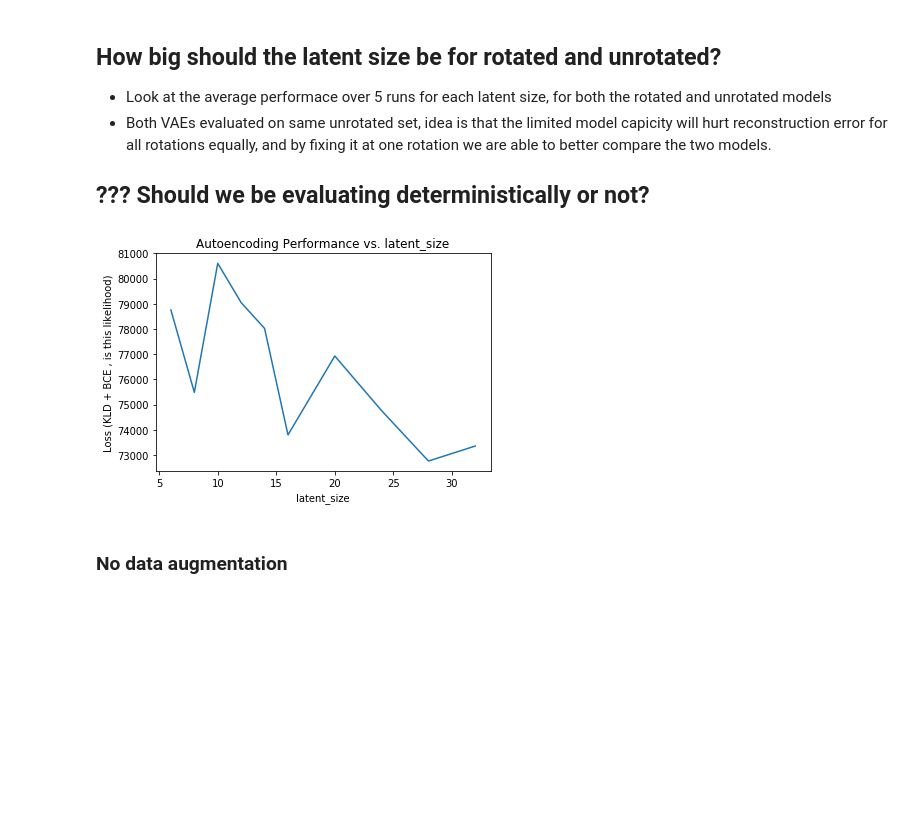
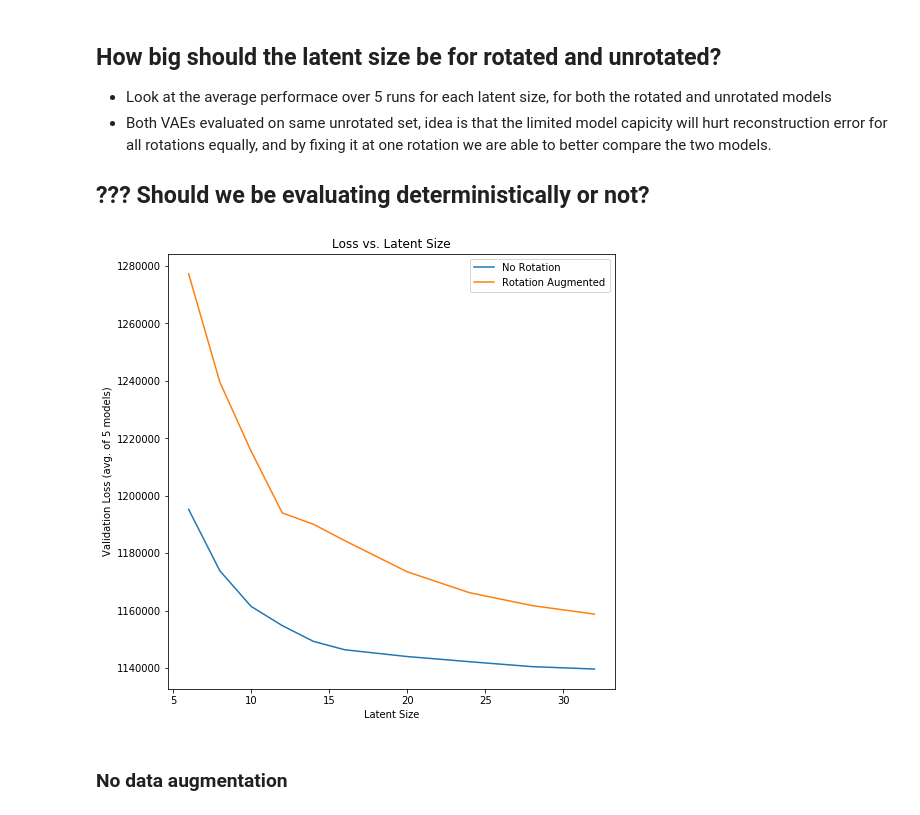
Before and after one commit to renebidart/affine-variational-autoencoder, a Jupyter notebook: notebooks/eval_autoencoder.ipynb, the cells around one changed output. Cells and saved outputs as stored; diff of their text form; code cells hidden in the pictures; blank space fills up the shorter version.

```diff
--- a/notebooks/eval_autoencoder.ipynb
+++ b/notebooks/eval_autoencoder.ipynb
@@ -62,7 +62,9 @@ import model.model as module_arch
 import data_loader.data_loaders as module_data
 import model.loss as module_loss
 import model.metric as module_metric
-device = torch.device("cuda:1")
+from model.model import AffineVAE
+
+device = torch.device("cuda:0")
 
 from data_loader.data_loaders import make_generators_MNIST, make_generators_MNIST_CTRNFS
 # %%
@@ -291,7 +295,9 @@ torch.Size([1, 1, 40, 40])
 * Test the performance on rotated samples
 * Model was not trained with rotation
 # %%
-config_loc = '/media/rene/data/equivariance/mnist_tmp/0125_234629'
+# config_loc = '/media/rene/data/equivariance/mnist_tmp/0125_234629'
+config_loc = '/media/rene/data/equivariance/mnist/vae_mnist_L16/0129_230250'
+
 model, data_loader, valid_data_loader, loss_fn, metric_fns, config = get_model_loaders_config(config_loc, old_gpu='cuda:1', new_gpu='cuda:1')
 
 
@@ -308,10 +314,12 @@ for rotation in range(0, 180, 15):
     log['rotation'] = rotation
     results = results.append(log, ignore_index=True)
 
-fig, ax = plt.subplots()
+fig, ax = plt.subplots(figsize=(8,8))
 ax.plot(results['rotation'], results['loss'])
 
-ax.set(xlabel='Rotation (degrees)', ylabel='Loss (KLD + BCE , is this likelihood)',
-       title='Autoencoding Performance vs. Rotation')
+ax.set(xlabel='Rotation (degrees)', ylabel='VAE Loss')
+#        title='VAE Loss vs. Rotation')
+
+plt.savefig('/media/rene/code/equivariance/imgs/vae_loss_rotation.png', bbox_inches='tight')
 plt.show()
 # %% [output]
@@ -325,41 +386,60 @@ plt.show()
 # %%
 files_dict_loc = '/media/rene/data/MNIST/files_dict.pkl'
 with open(files_dict_loc, 'rb') as f:
     files_df = pickle.load(f)['val']
 # this is the standard dataloader returning unaugmented unnormalized mnist 28x28
-data_loaders = make_generators_MNIST_CTRNFS(files_dict_loc, batch_size=128, num_workers=4,
-                                            return_size=28, fixed_rotation=None, normalize=False)
+data_loaders = make_generators_MNIST_CTRNFS(files_dict_loc, batch_size=2048, num_workers=4,
+                                            return_size=28, rotation_range=None, normalize=False)
 
 latent_list = [32, 28, 24, 20, 16, 14, 12, 10, 8, 6]
 results = pd.DataFrame()
 
+log = {}
 for i, latent_size in enumerate(latent_list):
     loc = '/media/rene/data/equivariance/mnist/vae_mnist_L' + str(latent_size)
     tmp_loss_list = []
     for file_path in list(Path(loc).glob('**/*config.json')):
         # get the model (ignore this dataloader, always use same one)
         config_loc = file_path.parent
         model, __data_loader, __valid_data_loader, loss_fn, metric_fns, config = get_model_loaders_config(config_loc, old_gpu='cuda:1', new_gpu='cuda:1')
         tmp_log = get_vae_MNIST_perf(model, data_loaders['val'], loss_fn, metric_fns, device,
                                      fixed_rotation=None, return_size=40)
         tmp_loss_list.append(tmp_log['loss'])
 
     log['latent_size'] = latent_size
     log['loss'] = np.mean(tmp_loss_list)
     results = results.append(log, ignore_index=True)
 
+# Rotation augmneted
+results_rot = pd.DataFrame()
+log = {}
+for i, latent_size in enumerate(latent_list):
+    loc = '/media/rene/data/equivariance/mnist/vae_mnist_L' + str(latent_size) +'_rotate'
+    tmp_loss_list = []
+    for file_path in list(Path(loc).glob('**/*config.json')):
+        # get the model (ignore this dataloader, always use same one)
+        config_loc = file_path.parent
+        model, __data_loader, __valid_data_loader, loss_fn, metric_fns, config = get_model_loaders_config(config_loc, old_gpu='cuda:1', new_gpu='cuda:1')
+        tmp_log = get_vae_MNIST_perf(model, data_loaders['val'], loss_fn, metric_fns, device,
+                                     fixed_rotation=None, return_size=40)
+        tmp_loss_list.append(tmp_log['loss'])
 
-### !!! ??? ADD IN EXACT SAME THING FOR THE ROTATED DATASET AND PUT IN THE PLOT AS ANOTHER LINESS
+    log['latent_size'] = latent_size
+    log['loss'] = np.mean(tmp_loss_list)
+    results_rot = results_rot.append(log, ignore_index=True)
 
+fig, ax = plt.subplots(figsize=(8,8))
+ax.plot(results['latent_size'], results['loss'], label="No Rotation")
+ax.plot(results_rot['latent_size'], results_rot['loss'], label="Rotation Augmented")
 
-fig, ax = plt.subplots()
-ax.plot(results['latent_size'], results['loss'])
+ax.set(xlabel='Latent Size', ylabel='Validation Loss (avg. of 5 models)',
+       title='Loss vs. Latent Size')
+ax.legend(loc='best')
 
-ax.set(xlabel='latent_size', ylabel='Loss (KLD + BCE , is this likelihood)',
-       title='Autoencoding Performance vs. latent_size')
+plt.savefig('/media/rene/code/equivariance/imgs/latent_size_perf.png')
 plt.show()
 # %% [output]
-[figure, old version]
+[figure, new version]
 # %% [markdown]
 ### No data augmentation
 # %%
```
Also changed, not shown: parts of 42 cells of this notebook, 38 other files.
